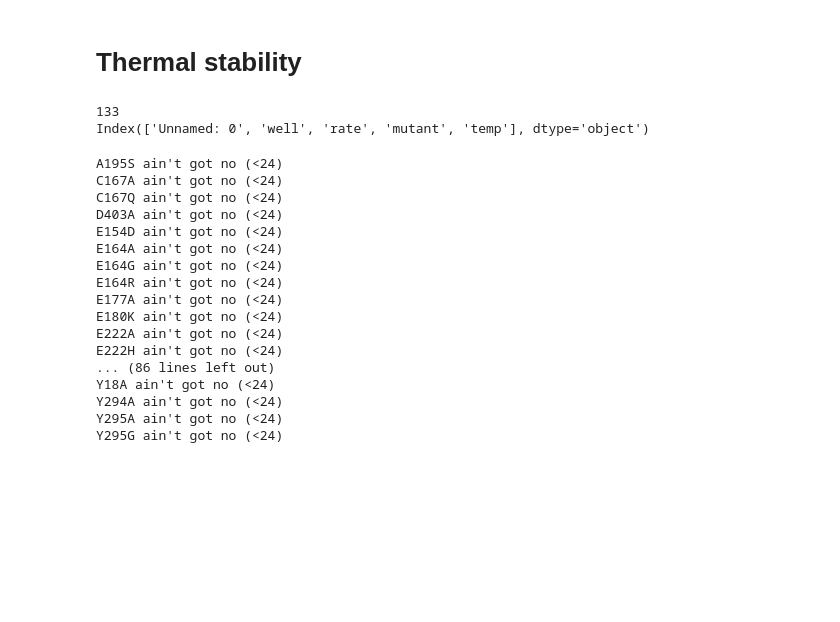
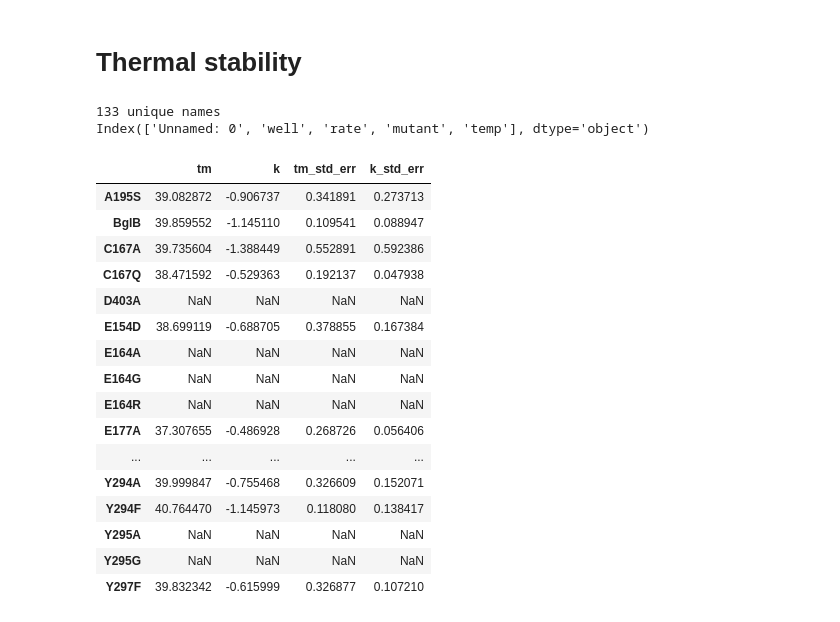
Before and after one commit to dacarlin/bglb_thermal, a Jupyter notebook: data_sets/experimental_data/assay_data/why_isn't_this_in_clean?.ipynb, the cells around one changed output. Cells and saved outputs as stored; diff of their text form; code cells hidden in the pictures; blank space fills up the shorter version.

```diff
--- a/data_sets/experimental_data/assay_data/why_isn't_this_in_clean?.ipynb
+++ b/data_sets/experimental_data/assay_data/why_isn't_this_in_clean?.ipynb
@@ -63,13 +123,11 @@ for idx, data in df.groupby( 'mutant' ):
 # %% [markdown]
 # Thermal stability
 # %%
-# thermo
-
 df = pandas.read_csv( 'clean/thermal.csv' )
 df = df[ ( df.rate > 0 ) ]
 
-print( len( df.mutant.unique() ) )
+print( len( df.mutant.unique() ), 'unique names' )
 print( df.columns )
 # %% [output]
-133
+133 unique names
 Index(['Unnamed: 0', 'well', 'rate', 'mutant', 'temp'], dtype='object')
@@ -90,22 +133,0 @@ def my_thermal_fit( f, xdata, ydata, p0 ):
-# %%
-for idx, data in df.groupby( 'mutant' ):
-    if len( data ) < 24:
-        print( idx, 'ain\'t got no (<24)' )
-# %% [output]
-A195S ain't got no (<24)
-C167A ain't got no (<24)
-C167Q ain't got no (<24)
-D403A ain't got no (<24)
-E154D ain't got no (<24)
-E164A ain't got no (<24)
-E164G ain't got no (<24)
-E164R ain't got no (<24)
-E177A ain't got no (<24)
-E180K ain't got no (<24)
-E222A ain't got no (<24)
-E222H ain't got no (<24)
-... (86 lines left out)
-Y18A ain't got no (<24)
-Y294A ain't got no (<24)
-Y295A ain't got no (<24)
-Y295G ain't got no (<24)
@@ -118,0 +144,28 @@ for idx, data in df.groupby( 'mutant' ):
+# %%
+good_thermal_fits = pandas.DataFrame( columns=[ 'tm', 'k', 'tm_std_err', 'k_std_err' ] )
+for idx, data in my_thermal.iterrows():
+    if 30 < data.tm < 50 and data.k < 0:
+        good_thermal_fits.loc[ idx ] = data
+    else:
+        good_thermal_fits.loc[ idx ] = ( np.nan, np.nan, np.nan, np.nan )
+
+pandas.options.display.max_rows = 1000
+good_thermal_fits
+# %% [output]
+|  | tm | k | tm_std_err | k_std_err |
+| A195S | 39.082872 | -0.906737 | 0.341891 | 0.273713 |
+| BglB | 39.859552 | -1.145110 | 0.109541 | 0.088947 |
+| C167A | 39.735604 | -1.388449 | 0.552891 | 0.592386 |
+| C167Q | 38.471592 | -0.529363 | 0.192137 | 0.047938 |
+| D403A | NaN | NaN | NaN | NaN |
+| E154D | 38.699119 | -0.688705 | 0.378855 | 0.167384 |
+| E164A | NaN | NaN | NaN | NaN |
+| E164G | NaN | NaN | NaN | NaN |
+| E164R | NaN | NaN | NaN | NaN |
+| E177A | 37.307655 | -0.486928 | 0.268726 | 0.056406 |
+| ... | ... | ... | ... | ... |
+| Y294A | 39.999847 | -0.755468 | 0.326609 | 0.152071 |
+| Y294F | 40.764470 | -1.145973 | 0.118080 | 0.138417 |
+| Y295A | NaN | NaN | NaN | NaN |
+| Y295G | NaN | NaN | NaN | NaN |
+| Y297F | 39.832342 | -0.615999 | 0.326877 | 0.107210 |
```
Also changed, not shown: parts of 16 cells of this notebook.
